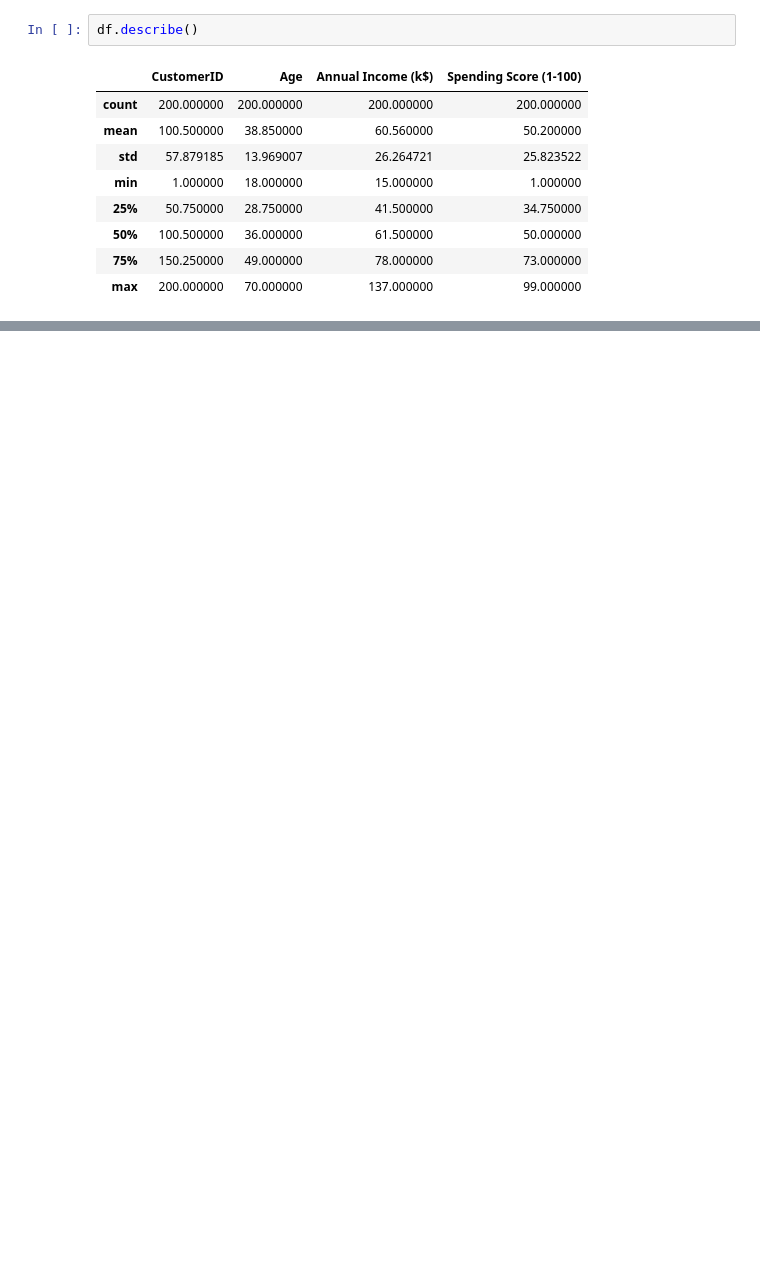
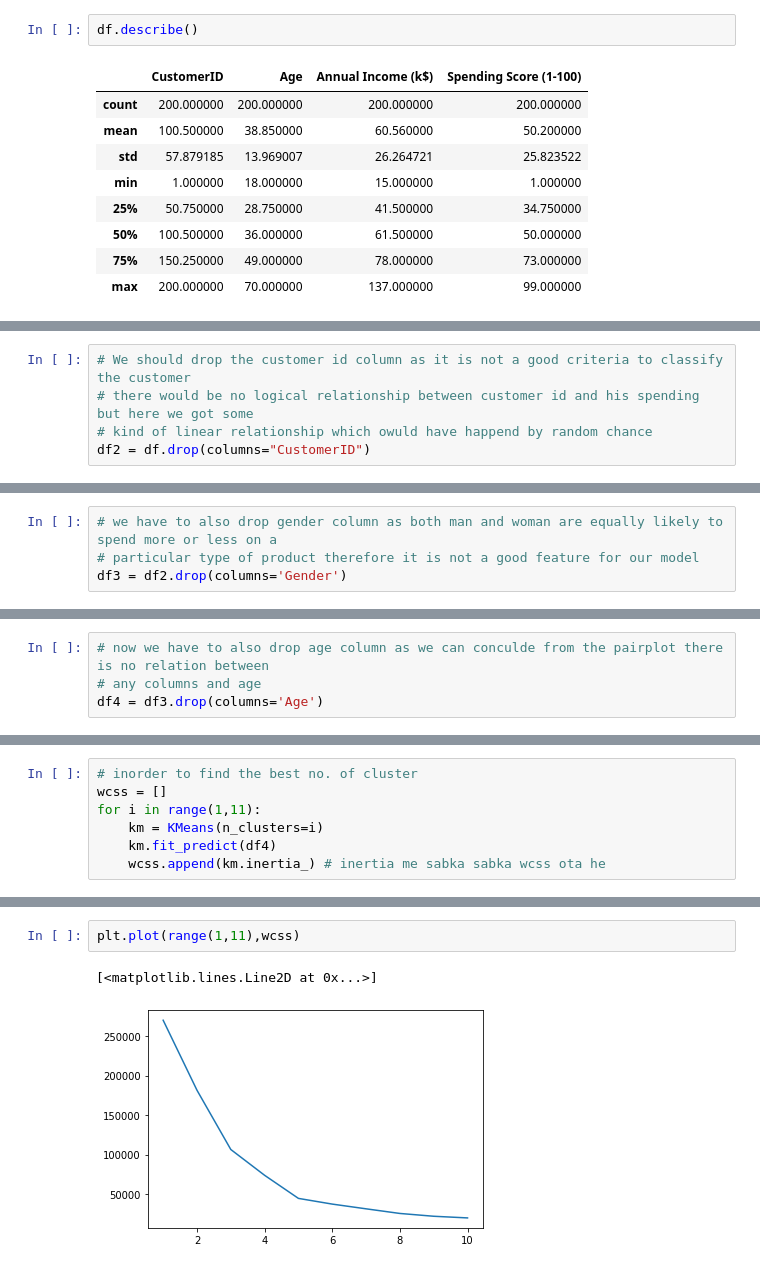
Before and after one commit to Pritush09/Customer-Segmentation-Project, a Jupyter notebook: Basic Customer segmentation Project .ipynb, the cells around one changed output, grey strips where cells are left out. Drawn from its saved outputs; the diff is of its cells as text; blank space fills up the shorter version.

Commit message:
done with the customer segmentation project

```diff
--- a/Basic Customer segmentation Project .ipynb
+++ b/Basic Customer segmentation Project .ipynb
@@ -61,0 +76,5 @@ df.describe()
+# %%
+# We should drop the customer id column as it is not a good criteria to classify the customer
+# there would be no logical relationship between customer id and his spending but here we got some
+# kind of linear relationship which owuld have happend by random chance
+df2 = df.drop(columns="CustomerID")
@@ -61,0 +90,4 @@ df.describe()
+# %%
+# we have to also drop gender column as both man and woman are equally likely to spend more or less on a
+# particular type of product therefore it is not a good feature for our model
+df3 = df2.drop(columns='Gender')
@@ -61,0 +103,4 @@ df.describe()
+# %%
+# now we have to also drop age column as we can conculde from the pairplot there is no relation between
+# any columns and age
+df4 = df3.drop(columns='Age')
@@ -61,0 +143,7 @@ df.describe()
+# %%
+# inorder to find the best no. of cluster
+wcss = []
+for i in range(1,11):
+    km = KMeans(n_clusters=i)
+    km.fit_predict(df4)
+    wcss.append(km.inertia_) # inertia me sabka sabka wcss ota he
@@ -61,0 +163,5 @@ df.describe()
+# %%
+plt.plot(range(1,11),wcss)
+# %% [output]
+[<matplotlib.lines.Line2D at 0x...>]
+[figure, added]
```
Also changed, not shown: parts of 31 cells of this notebook.
